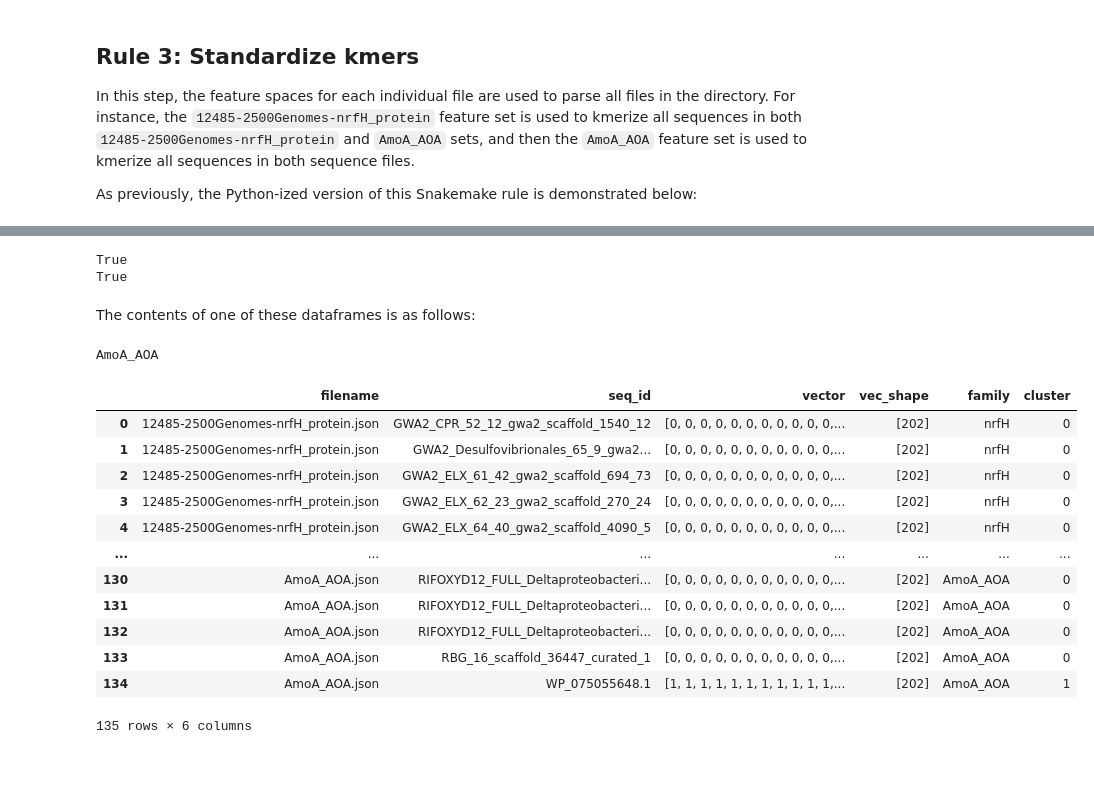
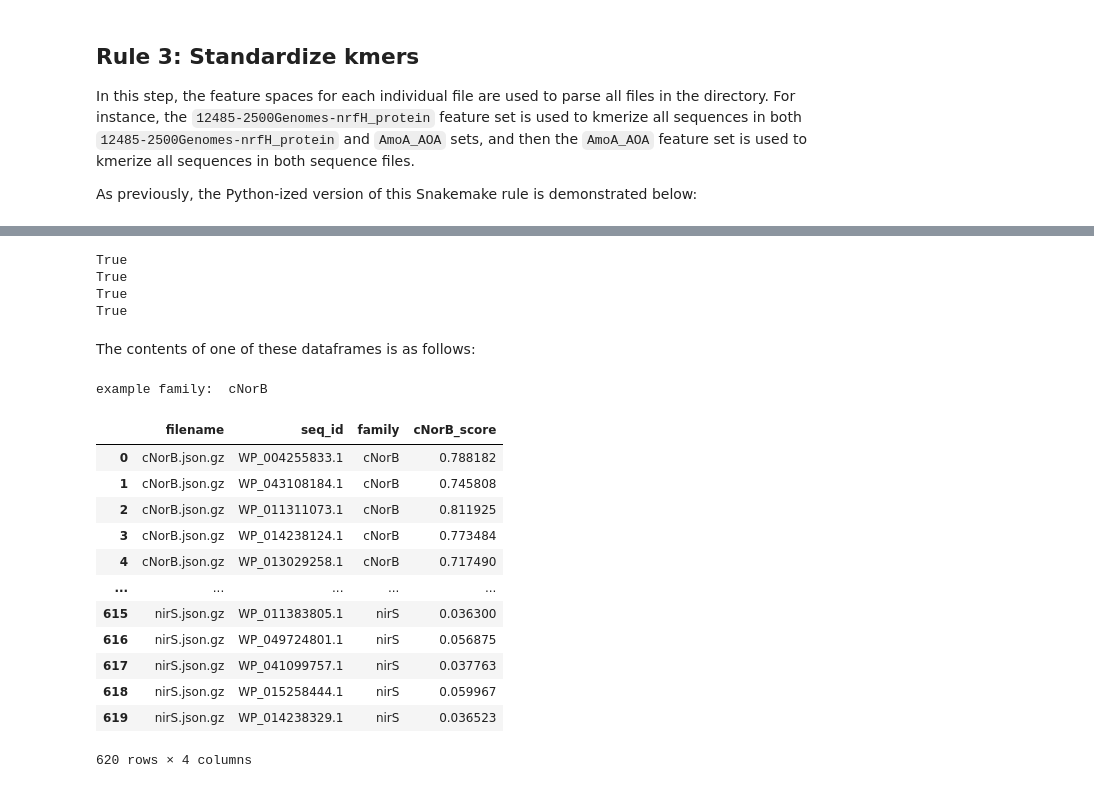
Before and after one commit to PNNL-CompBio/Snekmer, a Jupyter notebook: resources/tutorial/snekmer_demo.ipynb, the cells around one changed output, grey strips where cells are left out. Drawn from its saved outputs; the diff is of its cells as text; code cells hidden in the pictures.

```diff
--- a/resources/tutorial/snekmer_demo.ipynb
+++ b/resources/tutorial/snekmer_demo.ipynb
@@ -429,35 +445,34 @@ In this step, kmer labels for the kmers in the generated feature space are saved
 As previously, the Python-ized version of this Snakemake rule is demonstrated below:
 # %%
 for fa in FAS:
-    input_params = join(out_dir, "processed", f"{fa}.json")
-    output_labels = join(out_dir, "labels", f"{fa}.txt")
+    input_params = os.path.join(output_dir, "processed", f"{fa}.json")
+    output_labels = os.path.join(output_dir, "labels", f"{fa}.txt")
     print("input file:\t", input_params)
     print("output file:\t", output_labels)
 
     start_time = datetime.now()
 
     # read processed features
-    with open(input_params, 'r') as f:
+    with open(input_params, "r") as f:
         params = json.load(f)
 
-    if not exists(join(out_dir, "labels")):
-        makedirs(join(out_dir, "labels"))
+    if not os.path.exists(os.path.join(output_dir, "labels")):
+        os.makedirs(os.path.join(output_dir, "labels"))
 
     # generate labels only
-    labels = kmf.transform.generate_labels(
-        config['k'],
-        map_function=params['map_function'],
-        residues=params['residues'],
-        filter_list=params['filter_list']
+    labels = skm.transform.generate_labels(
+        config["k"],
+        alphabet=params["alphabet"],
+        filter_list=params["filter_list"]
+    )
+    if config["output"]["format"] == "simple":
+        skm.features.output_features(
+            output_labels, "matrix", labels=labels
         )
-    if config['output']['format'] == "simple":
-        kmf.features.output_features(
-            output_labels, "matrix", labels=labels
-            )
 
     # record script runtime
     end_time = datetime.now()
     print(f"start time:\t{start_time}")
     print(f"end time:\t{end_time}")
-    print(f"total time:\t{kmf.utils.format_timedelta(end_time - start_time)}\n")
+    print(f"total time:\t{skm.utils.format_timedelta(end_time - start_time)}\n")
 # %% [output]
@@ -636,29 +712,35 @@ total time:     0h 00m 00.23s
 # %%
 # check that output files were created correctly
 for fa in FAS:
-    print(exists(join(out_dir, "features", f"{fa}.json")))
+    print(os.path.exists(os.path.join(output_dir, "features", f"{fa}.csv.gz")))
 # %% [output]
 True
 True
+True
+True
 # %% [markdown]
 The contents of one of these dataframes is as follows:
 # %%
-print(fa)
+example_family = np.random.choice(FAS)
+print("example family:\t", example_family)
 
-import pandas as pd
-pd.read_json(join(out_dir, "features", f"{fa}.json"))
+# show relevant subset of columns
+example_score_output = pd.read_csv(os.path.join(output_dir, "features", f"{example_family}.csv.gz"))[
+    ['filename', 'seq_id', 'family', f'{example_family}_score']
+]
+example_score_output
 # %% [output]
-AmoA_AOA
+example family:  cNorB
-|  | filename | seq_id | vector | vec_shape | family | cluster |
-| 0 | 12485-2500Genomes-nrfH_protein.json | GWA2_CPR_52_12_gwa2_scaffold_1540_12 | [0, 0, 0, 0, 0, 0, 0, 0, 0, 0, 0,... | [202] | nrfH | 0 |
-| 1 | 12485-2500Genomes-nrfH_protein.json | GWA2_Desulfovibrionales_65_9_gwa2... | [0, 0, 0, 0, 0, 0, 0, 0, 0, 0, 0,... | [202] | nrfH | 0 |
-| 2 | 12485-2500Genomes-nrfH_protein.json | GWA2_ELX_61_42_gwa2_scaffold_694_73 | [0, 0, 0, 0, 0, 0, 0, 0, 0, 0, 0,... | [202] | nrfH | 0 |
-| 3 | 12485-2500Genomes-nrfH_protein.json | GWA2_ELX_62_23_gwa2_scaffold_270_24 | [0, 0, 0, 0, 0, 0, 0, 0, 0, 0, 0,... | [202] | nrfH | 0 |
-| 4 | 12485-2500Genomes-nrfH_protein.json | GWA2_ELX_64_40_gwa2_scaffold_4090_5 | [0, 0, 0, 0, 0, 0, 0, 0, 0, 0, 0,... | [202] | nrfH | 0 |
-| ... | ... | ... | ... | ... | ... | ... |
-| 130 | AmoA_AOA.json | RIFOXYD12_FULL_Deltaproteobacteri... | [0, 0, 0, 0, 0, 0, 0, 0, 0, 0, 0,... | [202] | AmoA_AOA | 0 |
-| 131 | AmoA_AOA.json | RIFOXYD12_FULL_Deltaproteobacteri... | [0, 0, 0, 0, 0, 0, 0, 0, 0, 0, 0,... | [202] | AmoA_AOA | 0 |
-| 132 | AmoA_AOA.json | RIFOXYD12_FULL_Deltaproteobacteri... | [0, 0, 0, 0, 0, 0, 0, 0, 0, 0, 0,... | [202] | AmoA_AOA | 0 |
-| 133 | AmoA_AOA.json | RBG_16_scaffold_36447_curated_1 | [0, 0, 0, 0, 0, 0, 0, 0, 0, 0, 0,... | [202] | AmoA_AOA | 0 |
-| 134 | AmoA_AOA.json | WP_075055648.1 | [1, 1, 1, 1, 1, 1, 1, 1, 1, 1, 1,... | [202] | AmoA_AOA | 1 |
+|  | filename | seq_id | family | cNorB_score |
+| 0 | cNorB.json.gz | WP_004255833.1 | cNorB | 0.788182 |
+| 1 | cNorB.json.gz | WP_043108184.1 | cNorB | 0.745808 |
+| 2 | cNorB.json.gz | WP_011311073.1 | cNorB | 0.811925 |
+| 3 | cNorB.json.gz | WP_014238124.1 | cNorB | 0.773484 |
+| 4 | cNorB.json.gz | WP_013029258.1 | cNorB | 0.717490 |
+| ... | ... | ... | ... | ... |
+| 615 | nirS.json.gz | WP_011383805.1 | nirS | 0.036300 |
+| 616 | nirS.json.gz | WP_049724801.1 | nirS | 0.056875 |
+| 617 | nirS.json.gz | WP_041099757.1 | nirS | 0.037763 |
+| 618 | nirS.json.gz | WP_015258444.1 | nirS | 0.059967 |
+| 619 | nirS.json.gz | WP_014238329.1 | nirS | 0.036523 |
-135 rows × 6 columns
+620 rows × 4 columns
```
Also changed, not shown: parts of 38 cells of this notebook, 9 other files.
